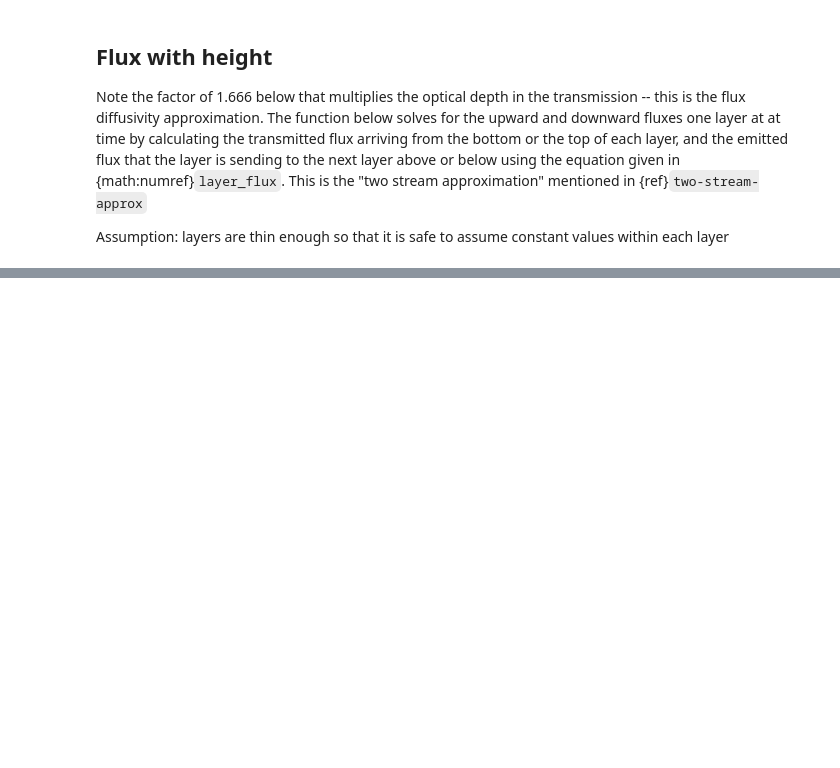
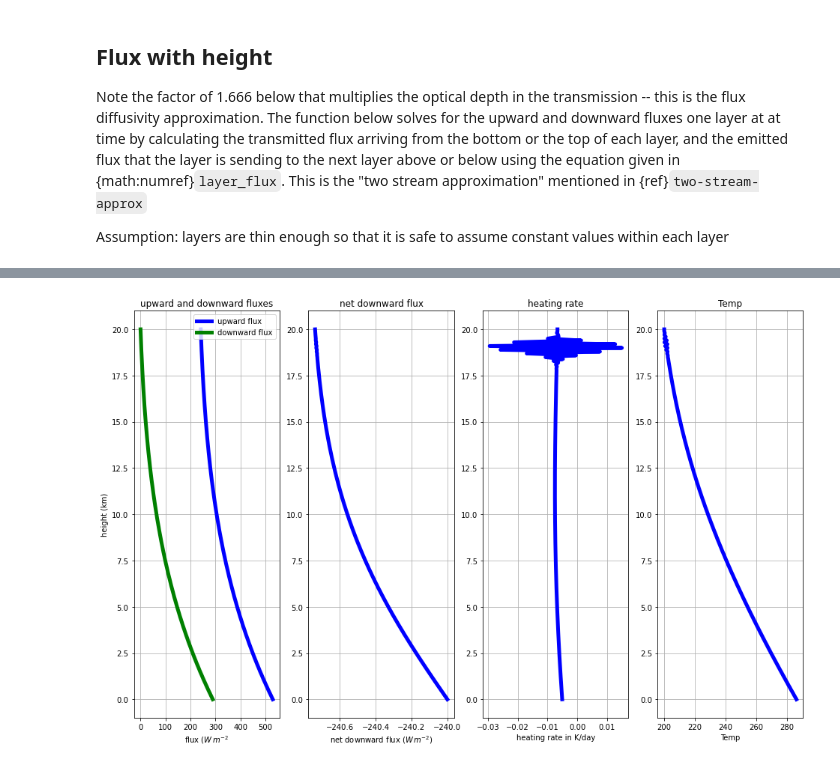
Before and after one commit to ChenQiang-CN/a301_2020, a Jupyter notebook: notebooks/week12/evolve_prof.ipynb, the cells around one changed output, grey strips where cells are left out. Cells and saved outputs as stored; diff of their text form; code cells hidden in the pictures; blank space fills up the shorter version.

```diff
--- a/notebooks/week12/evolve_prof.ipynb
+++ b/notebooks/week12/evolve_prof.ipynb
@@ -248,50 +370,57 @@ def heating_rate(net_down,height,rho):
+# %%
+inputs=dict(
+    r_gas=0.01,  #kg/kg
+    k=0.02,  #m^2/kg
+    E_solar = 240,
+    p_surf=100.e3, #Pa
+    delta_z=100,  #m
+    delta_t = 1800.,
+    num_timesteps=7000,
+    num_levels=200,
+    T_surf=310.
+)
+
+lapse_rate = -7.e-3
+
+Tinit,height = init_profs(inputs,lapse_rate)
+
+keep_vals,keep_sfc=evolve(Tinit,height,**inputs)
 # %%
-def main():
-    """
-    find the heating rate (K/km) for a hydrostatic
-    atmosphere with a constant decrease of temperature with heigt
-    """
+frame0 = keep_vals[:,:,-1]
 
-    #
-    # use 1500 1 m thick layers from 0 to 15 km
-    #
-    r_gas=0.01  #kg/kg
-    k=0.002  #m^2/kg
-    T_surf=300 #K
-    p_surf=100.e3 #Pa
-    delta_z=100  #m
-    num_levels=150
-    dT_dz = np.ones([num_levels])*(-7.e-3)
-    #
-    #
-    #
-    Temp,press,rho,height=hydrostat(T_surf,p_surf,dT_dz,delta_z,num_levels)
-    tau=find_tau(r_gas,k,rho,height)
-    up,down=fluxes(tau,Temp,height,T_surf)
-    net_down = down - up
-    dT_dt=heating_rate(down - up,height,rho)
+df=pd.DataFrame(frame0.T,columns=['Temp','tau','up','down','dT_dt'])
+print(df.head())
+print(len(height))
 
-    fig,(axis1,axis2,axis3)=plt.subplots(1,3,figsize=(15,10))
-    axis1.plot(up,height*0.001,'b-',lw=5,label='upward flux')
-    axis1.plot(down,height*0.001,'g-',lw=5,label='downward flux')
+def make_plot(df):
+
+    fig,(axis1,axis2,axis3,axis4)=plt.subplots(1,4,figsize=(16,10))
+    axis1.plot('up',height*0.001,'b',data=df,lw=5,label='upward flux')
+    axis1.plot('down',height*0.001,'g',data=df,lw=5,label='downward flux')
     axis1.set_title('upward and downward fluxes')
     axis1.set_xlabel('flux $(W\,m^{-2}$')
     axis1.set_ylabel('height (km)')
     axis1.legend(numpoints=1,loc='best')
     axis1.grid(True)
 
-
+    net_down = df['down'] - df['up']
     axis2.plot(net_down,height*0.001,'b-',lw=5)
     axis2.set_title('net downward flux')
     axis2.set_xlabel('net downward flux $(W\,m^{-2})$')
-    axis2.set_ylabel('height (km)')
     axis2.grid(True)
 
+    df['dT_dt_day']=df['dT_dt']*3600.*24.
+    axis3.plot('dT_dt_day',height*0.001,'b-',data=df,lw=5)
+    axis3.set_title('heating rate')
+    axis3.set_xlabel('heating rate in K/day')
+    axis3.grid(True)
 
-    dT_dt=dT_dt*3600.
-    mid_height=(height[1:] + height[:-1])/2.
-    axis3.plot(dT_dt,mid_height*0.001,'b-',lw=5)
-    axis3.set_title('heating rate')
-    axis3.set_xlabel('heating rate in K/hr')
-    axis3.set_ylabel('height (km)')
-    axis3.grid(True)
+
+    varname='Temp'
+    axis4.plot(varname,height*0.001,'b-',data=df,lw=5)
+    axis4.set_title(varname)
+    axis4.set_xlabel(varname)
+    axis4.grid(True)
+
+make_plot(df)
+# %% [output]
@@ -297,0 +434 @@ def main():
+[figure, added]
```
Also changed, not shown: parts of 13 cells of this notebook, 2 other files.
